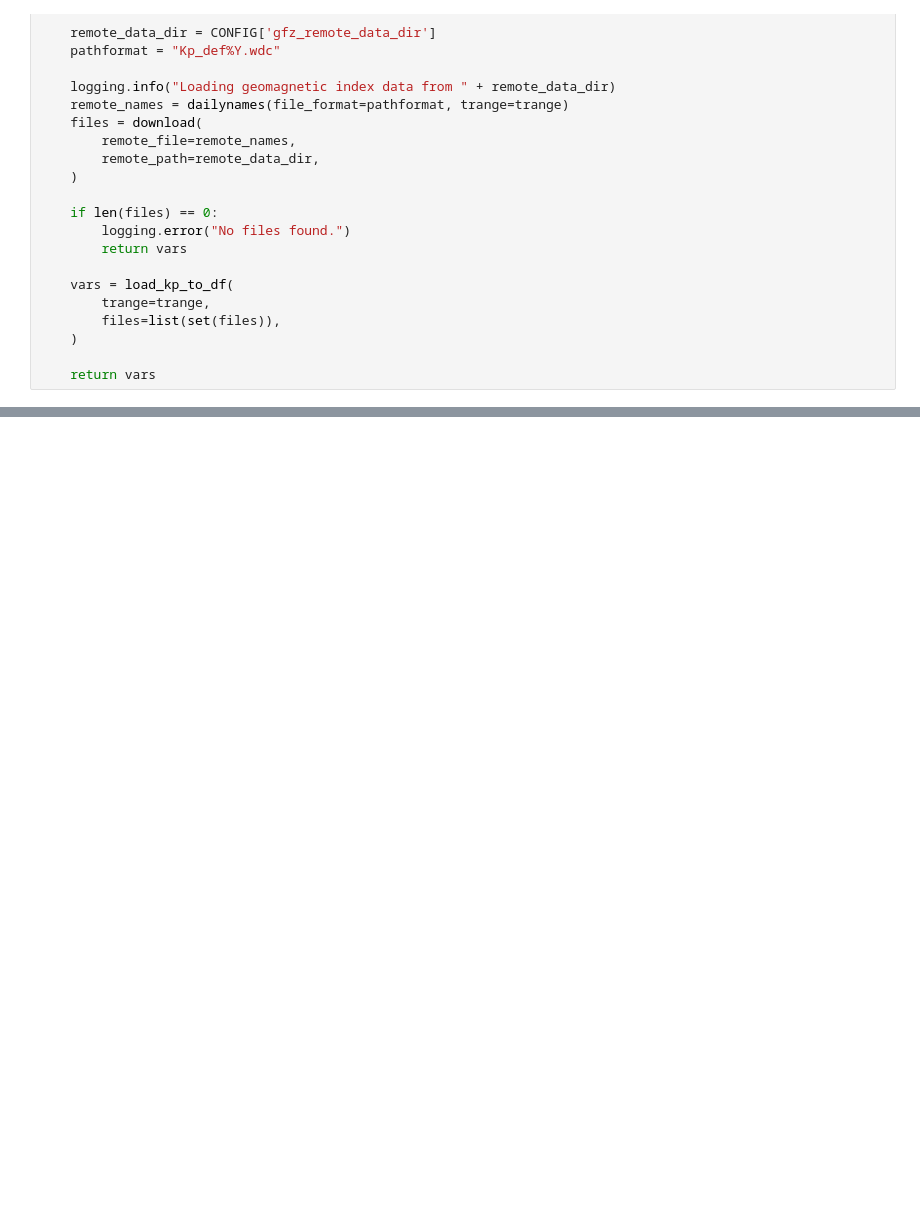
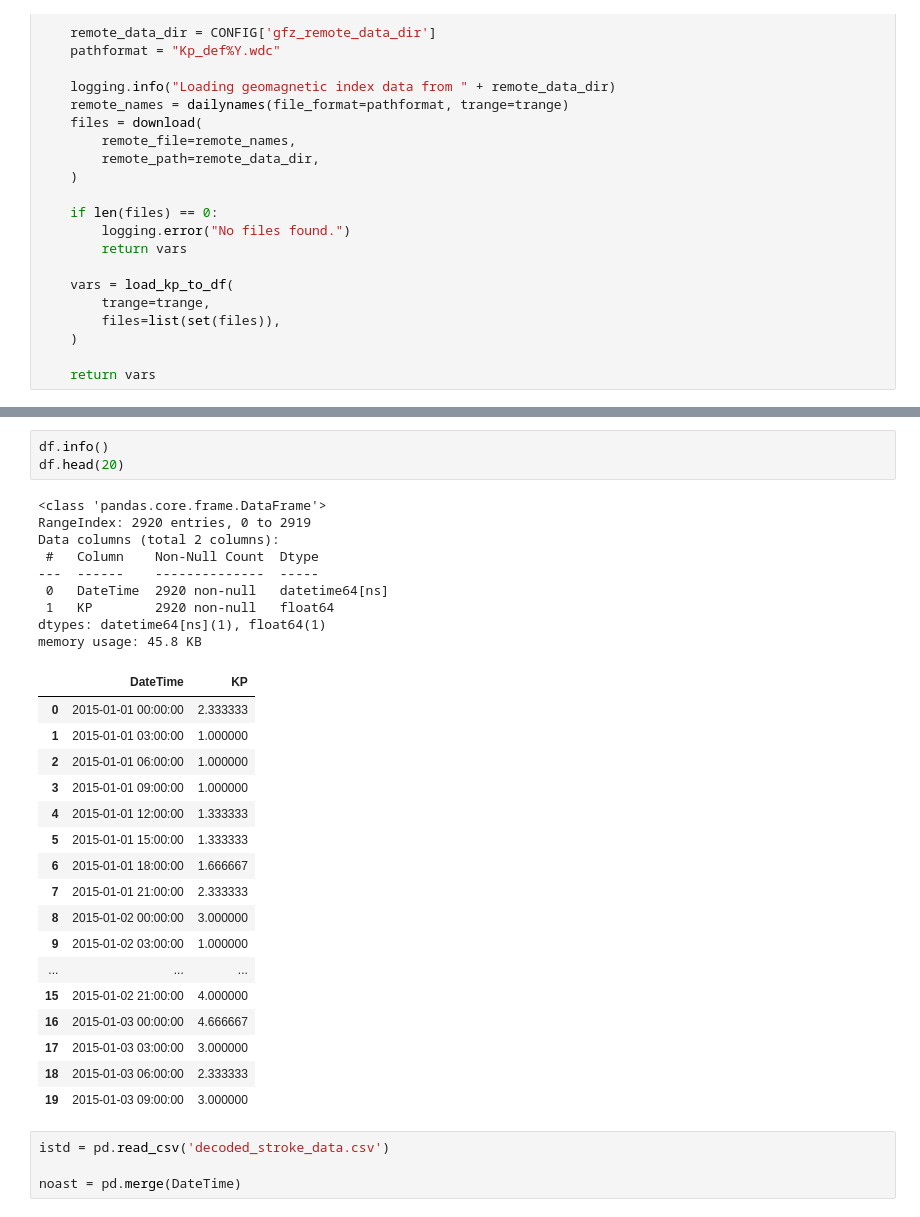
Before and after one commit to r3dswitch/cassini_hack, a Jupyter notebook: test.ipynb, the cells around one changed output, grey strips where cells are left out. Drawn from its saved outputs; the diff is of its cells as text; blank space fills up the shorter version.

Commit message:
Update with IST dataset
+ decoded_stroke_data.csv

```diff
--- a/test.ipynb
+++ b/test.ipynb
@@ -178 +178,35 @@ plt.show()
 [figure]
+# %%
+df.info()
+df.head(20)
+# %% [output]
+<class 'pandas.core.frame.DataFrame'>
+RangeIndex: 2920 entries, 0 to 2919
+Data columns (total 2 columns):
+ #   Column    Non-Null Count  Dtype
+---  ------    --------------  -----
+ 0   DateTime  2920 non-null   datetime64[ns]
+ 1   KP        2920 non-null   float64
+dtypes: datetime64[ns](1), float64(1)
+memory usage: 45.8 KB
+|  | DateTime | KP |
+| 0 | 2015-01-01 00:00:00 | 2.333333 |
+| 1 | 2015-01-01 03:00:00 | 1.000000 |
+| 2 | 2015-01-01 06:00:00 | 1.000000 |
+| 3 | 2015-01-01 09:00:00 | 1.000000 |
+| 4 | 2015-01-01 12:00:00 | 1.333333 |
+| 5 | 2015-01-01 15:00:00 | 1.333333 |
+| 6 | 2015-01-01 18:00:00 | 1.666667 |
+| 7 | 2015-01-01 21:00:00 | 2.333333 |
+| 8 | 2015-01-02 00:00:00 | 3.000000 |
+| 9 | 2015-01-02 03:00:00 | 1.000000 |
+| ... | ... | ... |
+| 15 | 2015-01-02 21:00:00 | 4.000000 |
+| 16 | 2015-01-03 00:00:00 | 4.666667 |
+| 17 | 2015-01-03 03:00:00 | 3.000000 |
+| 18 | 2015-01-03 06:00:00 | 2.333333 |
+| 19 | 2015-01-03 09:00:00 | 3.000000 |
+# %%
+istd = pd.read_csv('decoded_stroke_data.csv')
+
+noast = pd.merge(DateTime)
```
Also changed, not shown: parts of 1 cell of this notebook, 15 other files.
